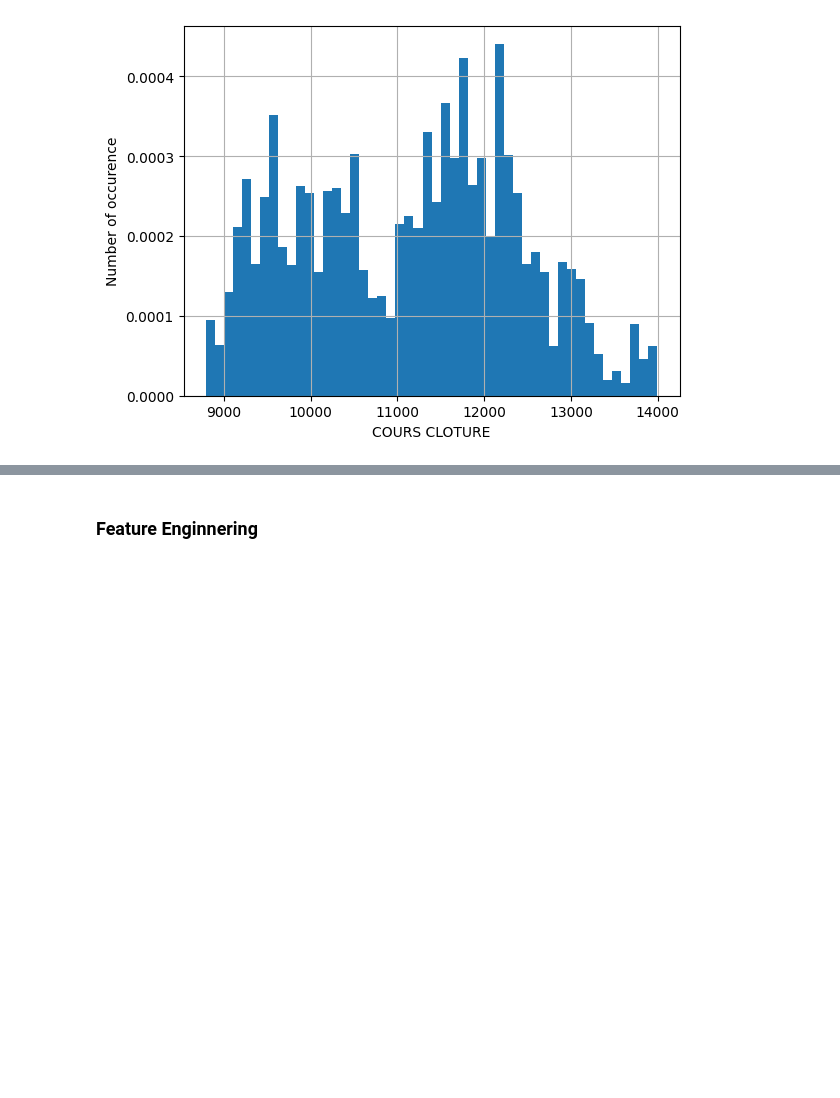
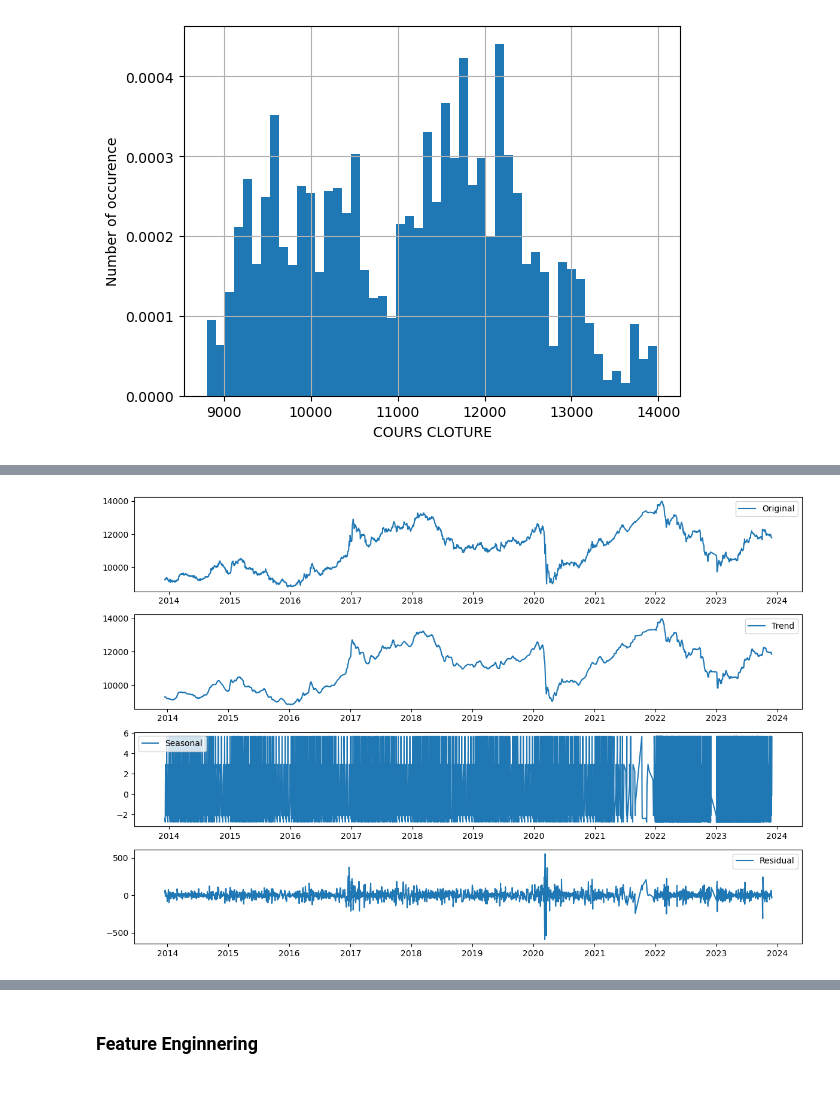
Before and after one commit to elfailali/Moroccan-all-shares-index-forcasting, a Jupyter notebook: notebooks/preprocessing.ipynb, the cells around one changed output, grey strips where cells are left out. Saved outputs shown, nothing was run; the diff lists cells and outputs as text; code cells hidden in the pictures; blank space fills up the shorter version.

```diff
--- a/notebooks/preprocessing.ipynb
+++ b/notebooks/preprocessing.ipynb
@@ -79,0 +105,28 @@ plt.show()
+# %%
+# Time series decomposition
+ts = df_prop['COURS_CLOTURE']
+
+result = seasonal_decompose(ts, model='additive', period=12)
+
+plt.figure(figsize=(12, 8))
+
+plt.subplot(4, 1, 1)
+plt.plot(ts, label='Original')
+plt.legend()
+
+plt.subplot(4, 1, 2)
+plt.plot(result.trend, label='Trend')
+plt.legend()
+
+plt.subplot(4, 1, 3)
+plt.plot(result.seasonal, label='Seasonal')
+plt.legend()
+
+plt.subplot(4, 1, 4)
+plt.plot(result.resid, label='Residual',)
+plt.legend()
+
+plt.tight_layout()
+plt.show()
+# %% [output]
+[figure, added]
```
Also changed, not shown: parts of 43 cells of this notebook, 1 other file.
